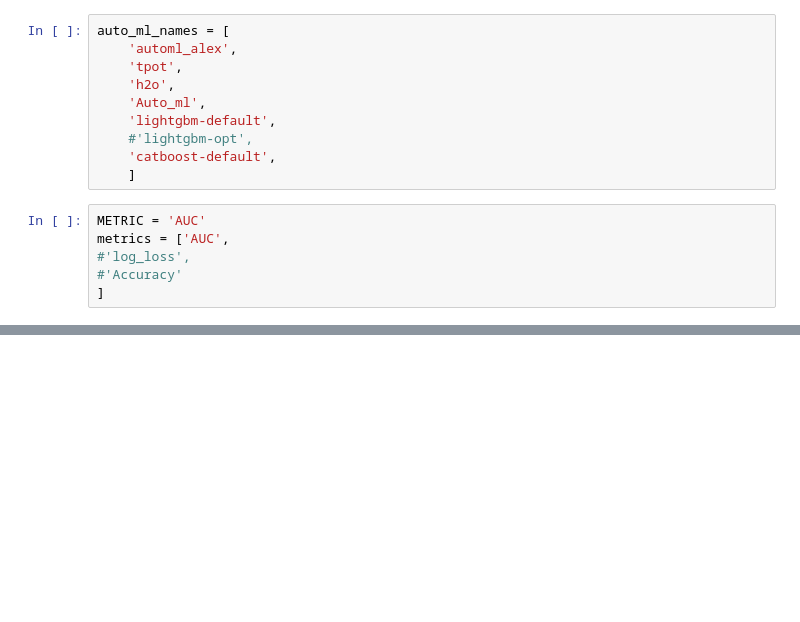
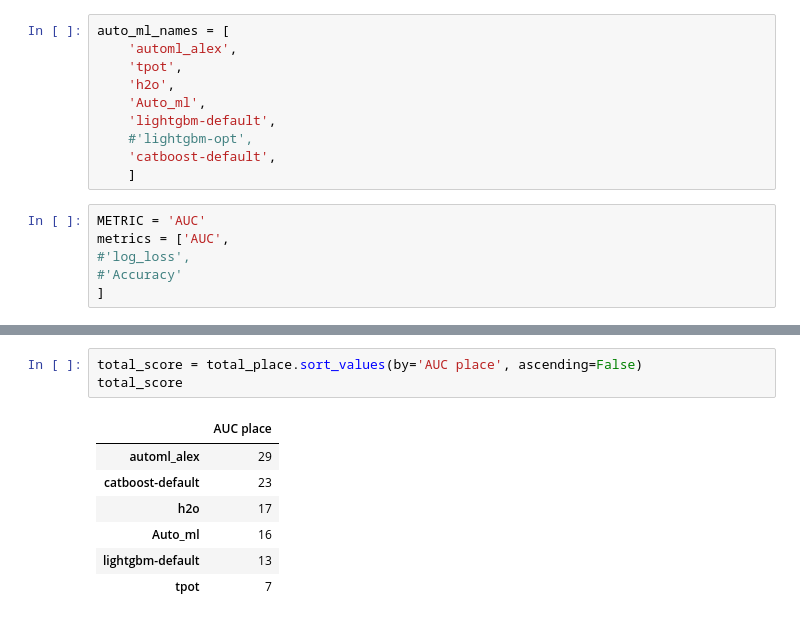
Before and after one commit to Alex-Lekov/AutoML-Benchmark, a Jupyter notebook: binary-classification/bench_v1.ipynb, the cells around one changed output, grey strips where cells are left out. Drawn from its saved outputs; the diff is of its cells as text; blank space fills up the shorter version.

```diff
--- a/binary-classification/bench_v1.ipynb
+++ b/binary-classification/bench_v1.ipynb
@@ -80,0 +94,11 @@ automl_alex       0.72306
+# %%
+total_score = total_place.sort_values(by='AUC place', ascending=False)
+total_score
+# %% [output]
+|  | AUC place |
+| automl_alex | 29 |
+| catboost-default | 23 |
+| h2o | 17 |
+| Auto_ml | 16 |
+| lightgbm-default | 13 |
+| tpot | 7 |
```
Also changed, not shown: parts of 5 cells of this notebook, 13 other files.
